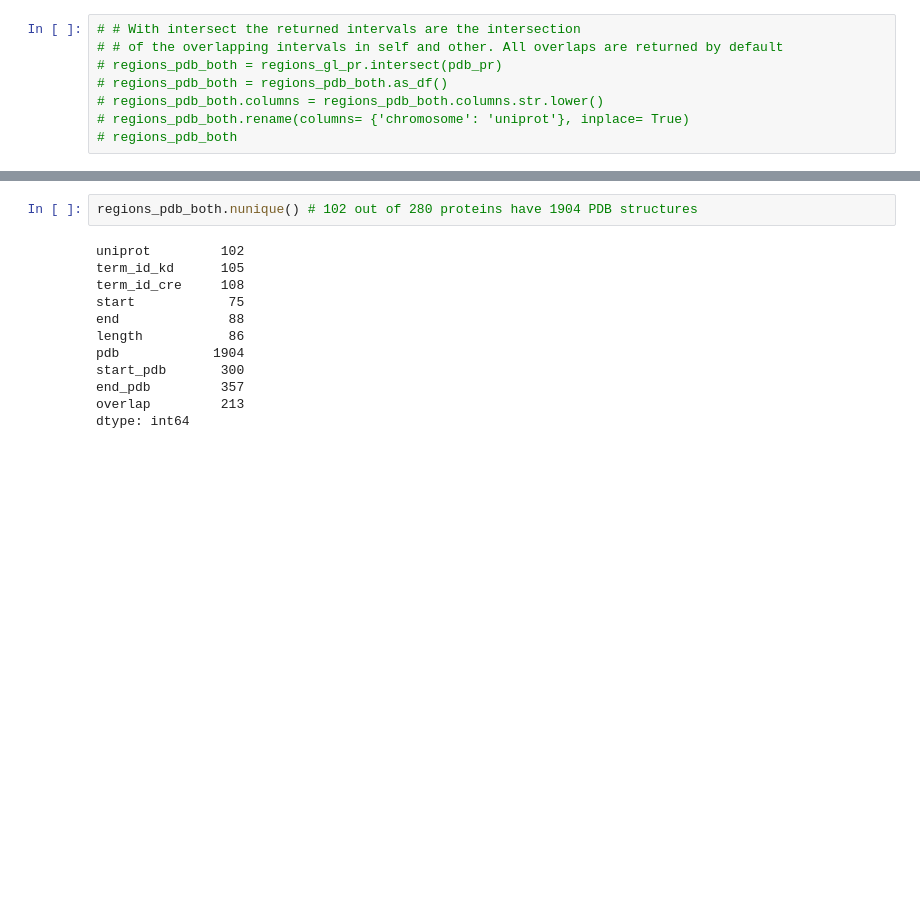
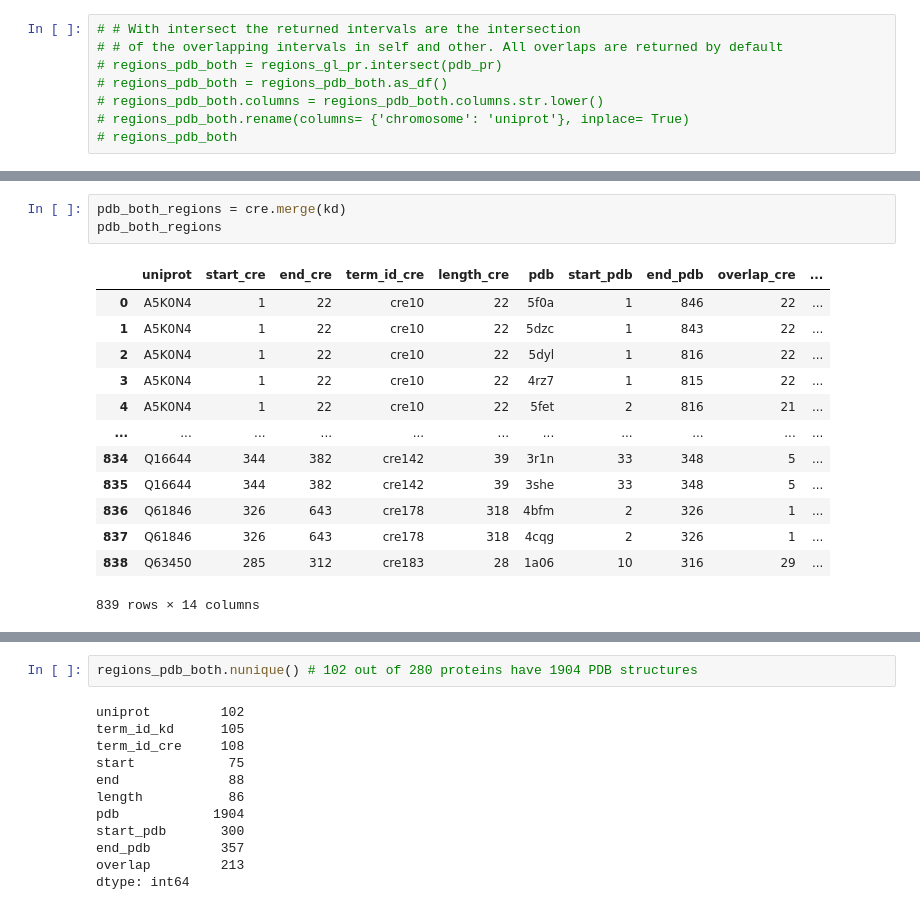
Before and after one commit to alvaro-2/cis-reg, a Jupyter notebook: scripts/map_pdb_orthologs.ipynb, the cells around one changed output, grey strips where cells are left out. Saved outputs shown, nothing was run; the diff lists cells and outputs as text; blank space fills up the shorter version.

```diff
--- a/scripts/map_pdb_orthologs.ipynb
+++ b/scripts/map_pdb_orthologs.ipynb
@@ -119,0 +151,17 @@ del(pdb_pr, regions_gl_pr)
+# %%
+pdb_both_regions = cre.merge(kd)
+pdb_both_regions
+# %% [output]
+|  | uniprot | start_cre | end_cre | term_id_cre | length_cre | pdb | start_pdb | end_pdb | overlap_cre | ... |
+| 0 | A5K0N4 | 1 | 22 | cre10 | 22 | 5f0a | 1 | 846 | 22 | ... |
+| 1 | A5K0N4 | 1 | 22 | cre10 | 22 | 5dzc | 1 | 843 | 22 | ... |
+| 2 | A5K0N4 | 1 | 22 | cre10 | 22 | 5dyl | 1 | 816 | 22 | ... |
+| 3 | A5K0N4 | 1 | 22 | cre10 | 22 | 4rz7 | 1 | 815 | 22 | ... |
+| 4 | A5K0N4 | 1 | 22 | cre10 | 22 | 5fet | 2 | 816 | 21 | ... |
+| ... | ... | ... | ... | ... | ... | ... | ... | ... | ... | ... |
+| 834 | Q16644 | 344 | 382 | cre142 | 39 | 3r1n | 33 | 348 | 5 | ... |
+| 835 | Q16644 | 344 | 382 | cre142 | 39 | 3she | 33 | 348 | 5 | ... |
+| 836 | Q61846 | 326 | 643 | cre178 | 318 | 4bfm | 2 | 326 | 1 | ... |
+| 837 | Q61846 | 326 | 643 | cre178 | 318 | 4cqg | 2 | 326 | 1 | ... |
+| 838 | Q63450 | 285 | 312 | cre183 | 28 | 1a06 | 10 | 316 | 29 | ... |
+839 rows × 14 columns
```
Also changed, not shown: parts of 27 cells of this notebook.
